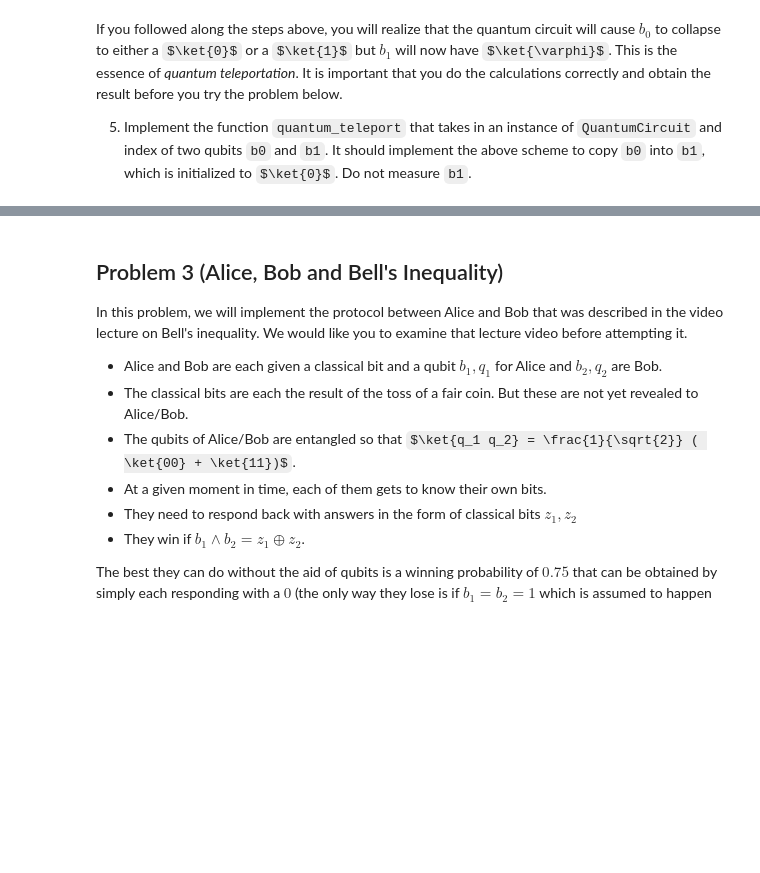
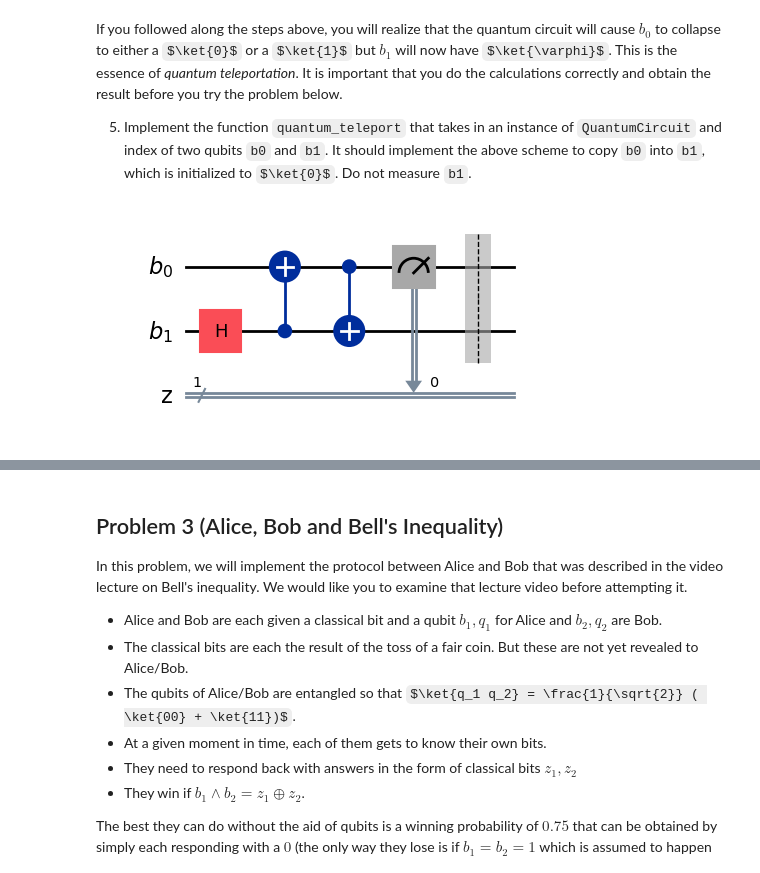
Before and after one commit to alimohammed1624/cu-boulder-ms-cs, a Jupyter notebook: algorithms/ads-rsa-qa/ProgrammingAssignmentWeek2/Assignment2.ipynb, the cells around one changed output, grey strips where cells are left out. Cells and saved outputs as stored; diff of their text form; code cells hidden in the pictures; some formulas as TeX source; blank space fills up the shorter version.

```diff
--- a/algorithms/ads-rsa-qa/ProgrammingAssignmentWeek2/Assignment2.ipynb
+++ b/algorithms/ads-rsa-qa/ProgrammingAssignmentWeek2/Assignment2.ipynb
@@ -83,21 +91,29 @@ If you followed along the steps above, you will realize that the quantum circuit
 # %%
 from qiskit import QuantumCircuit, QuantumRegister, ClassicalRegister
 def quantum_teleport(qc, b0, b1, cbit):
     # qc is a quantum circuit instance
     # b0 and b1 are indices of two bits.
     # cbit is a classical bit that you will need for the partial mmeasurement at step 4.
     # assume b0 != b1
     # implement the circuit to "teleport" the state of q1 to q2.
     # do not introduce any ancillary qubits.
     # no need to return anything: you will be mutating the circuit qc.
     # your code here
-    raise NotImplementedError
+    qc.h(b1)
+    qc.cx(b1,b0)
+    qc.cx(b0,b1)
+    qc.measure(b0,cbit)
+    qc.barrier()
+
+    # raise NotImplementedError
 
 b = QuantumRegister(2, 'b')
 c = ClassicalRegister(1,'z')
 qc = QuantumCircuit(b, c)
 quantum_teleport(qc, b[0], b[1], c[0])
 qc.draw('mpl', style='iqp')
+# %% [output]
+[figure, added]
 # %%
 # Test 1. We will create a single qubit circuit and copy it over.
 #
```
Also changed, not shown: parts of 9 cells of this notebook, 8 other files.
